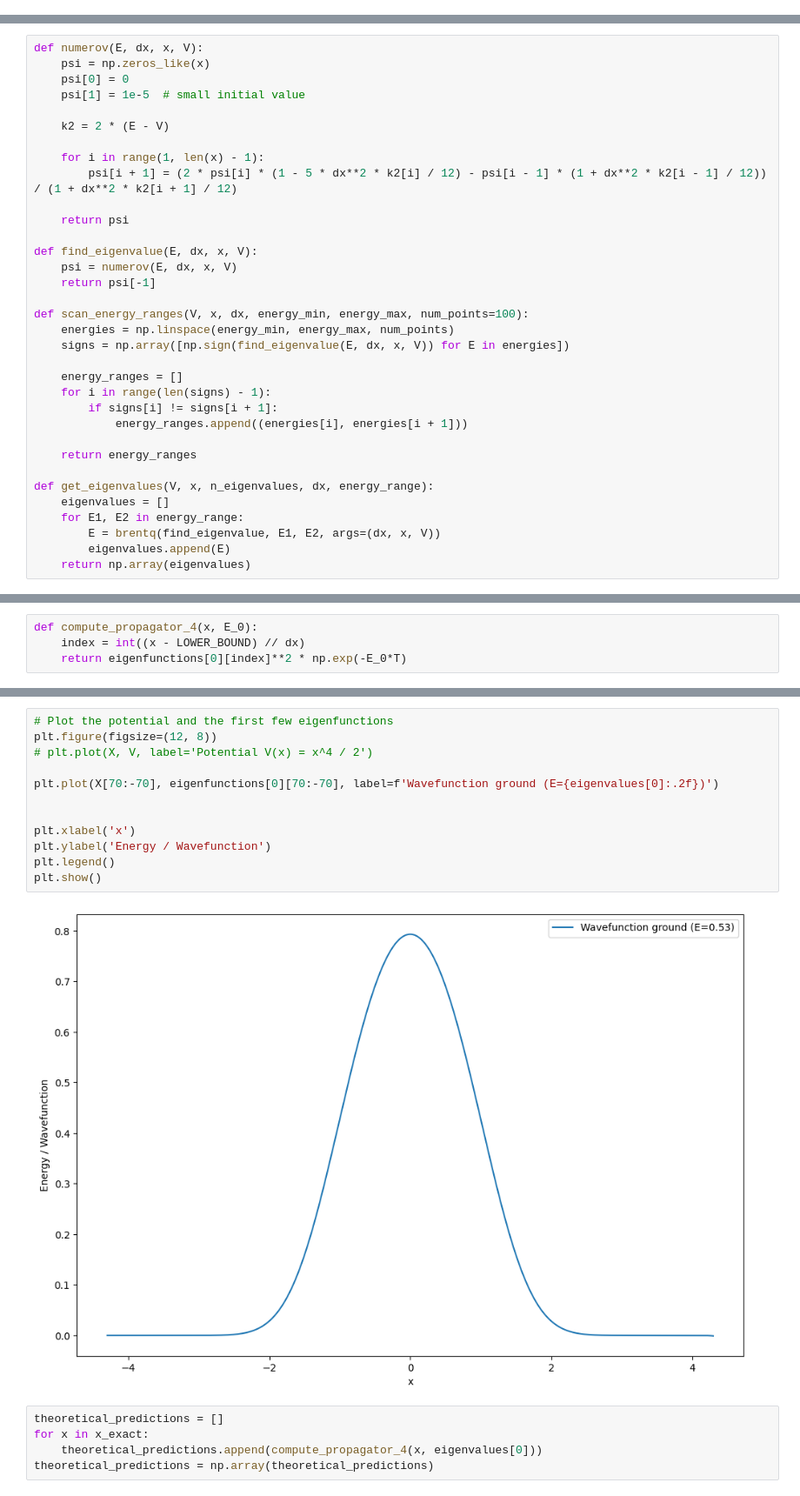
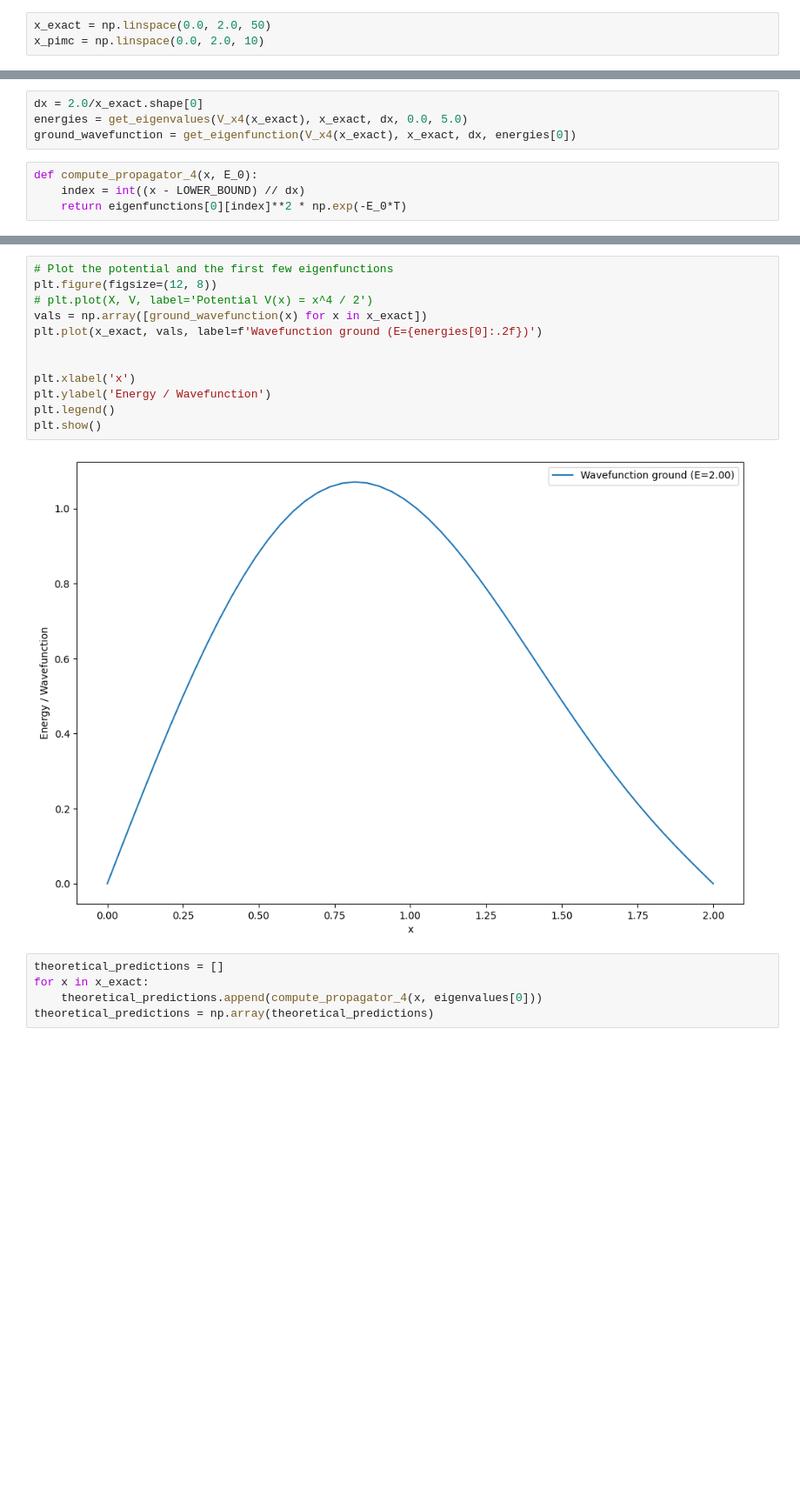
Before and after one commit to lusvelt/path-integral-monte-carlo, a Jupyter notebook: src/discretizing-the-path-integral.ipynb, the cells around one changed output, grey strips where cells are left out. Shown: that part at 87% size. Drawn from its saved outputs; the diff is of its cells as text; blank space fills up the shorter version.

```diff
--- a/src/discretizing-the-path-integral.ipynb
+++ b/src/discretizing-the-path-integral.ipynb
@@ -113,0 +65,3 @@ itn   integral        wgt average     chi2/dof        Q
+# %%
+x_exact = np.linspace(0.0, 2.0, 50)
+x_pimc = np.linspace(0.0, 2.0, 10)
@@ -124,34 +78,0 @@ V = V_4(X)
-# %%
-def numerov(E, dx, x, V):
-    psi = np.zeros_like(x)
-    psi[0] = 0
-    psi[1] = 1e-5  # small initial value
-
-    k2 = 2 * (E - V)
-
-    for i in range(1, len(x) - 1):
-        psi[i + 1] = (2 * psi[i] * (1 - 5 * dx**2 * k2[i] / 12) - psi[i - 1] * (1 + dx**2 * k2[i - 1] / 12)) / (1 + dx**2 * k2[i + 1] / 12)
-
-    return psi
-
-def find_eigenvalue(E, dx, x, V):
-    psi = numerov(E, dx, x, V)
-    return psi[-1]
-
-def scan_energy_ranges(V, x, dx, energy_min, energy_max, num_points=100):
-    energies = np.linspace(energy_min, energy_max, num_points)
-    signs = np.array([np.sign(find_eigenvalue(E, dx, x, V)) for E in energies])
-
-    energy_ranges = []
-    for i in range(len(signs) - 1):
-        if signs[i] != signs[i + 1]:
-            energy_ranges.append((energies[i], energies[i + 1]))
-
-    return energy_ranges
-
-def get_eigenvalues(V, x, n_eigenvalues, dx, energy_range):
-    eigenvalues = []
-    for E1, E2 in energy_range:
-        E = brentq(find_eigenvalue, E1, E2, args=(dx, x, V))
-        eigenvalues.append(E)
-    return np.array(eigenvalues)
@@ -177,3 +79,7 @@ eigenfunctions = [normalize(psi, dx) for psi in eigenfunctions]
+# %%
+dx = 2.0/x_exact.shape[0]
+energies = get_eigenvalues(V_x4(x_exact), x_exact, dx, 0.0, 5.0)
+ground_wavefunction = get_eigenfunction(V_x4(x_exact), x_exact, dx, energies[0])
 # %%
 def compute_propagator_4(x, E_0):
     index = int((x - LOWER_BOUND) // dx)
@@ -181,17 +100,17 @@ def compute_propagator_4(x, E_0):
 # %%
 # Plot the potential and the first few eigenfunctions
 plt.figure(figsize=(12, 8))
 # plt.plot(X, V, label='Potential V(x) = x^4 / 2')
-
-plt.plot(X[70:-70], eigenfunctions[0][70:-70], label=f'Wavefunction ground (E={eigenvalues[0]:.2f})')
+vals = np.array([ground_wavefunction(x) for x in x_exact])
+plt.plot(x_exact, vals, label=f'Wavefunction ground (E={energies[0]:.2f})')
 
 
 plt.xlabel('x')
 plt.ylabel('Energy / Wavefunction')
 plt.legend()
 plt.show()
 # %% [output]
-[figure, old version]
+[figure, new version]
 # %%
 theoretical_predictions = []
 for x in x_exact:
```
Also changed, not shown: parts of 24 cells of this notebook, 12 other files.
